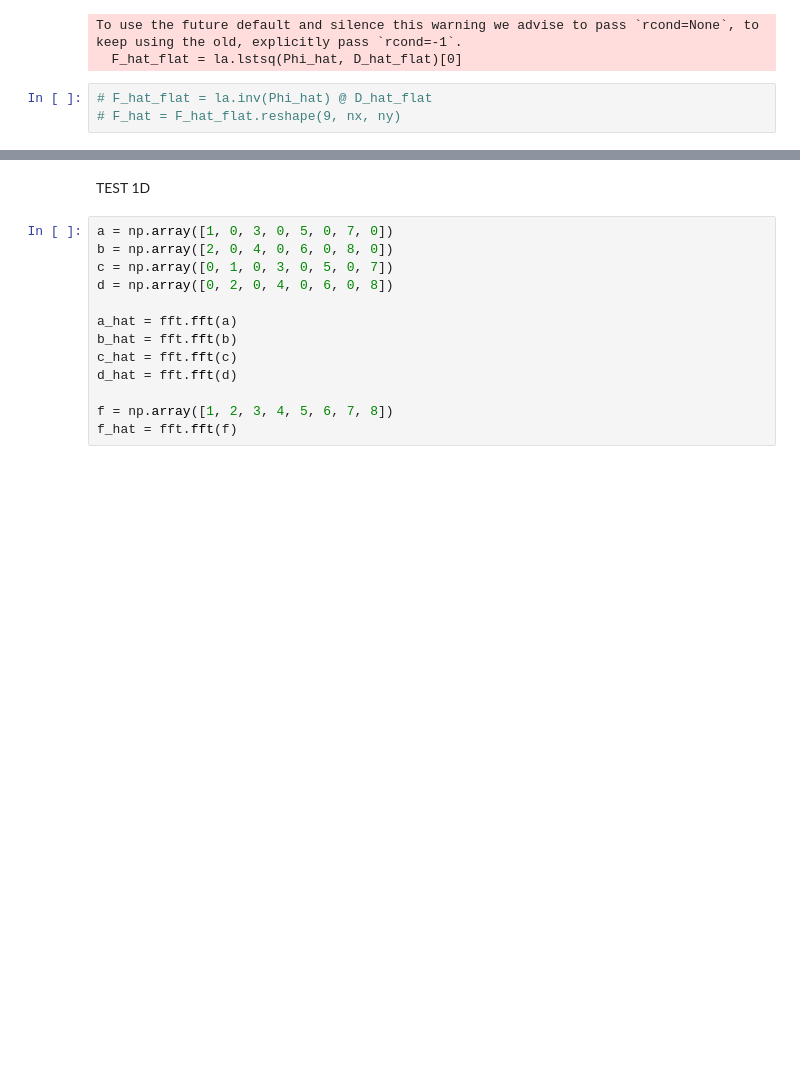
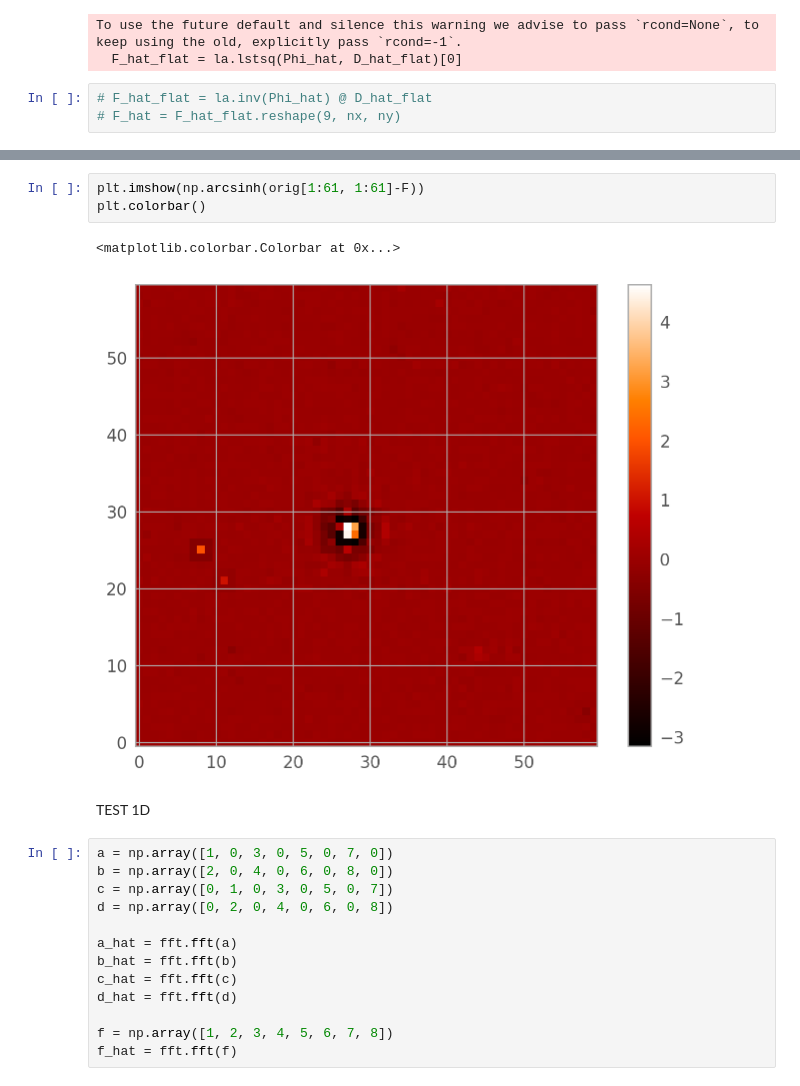
Before and after one commit to Chisen-Lupus/proper-dither, a Jupyter notebook: demo.ipynb, the cells around one changed output, grey strips where cells are left out. Saved outputs shown, nothing was run; the diff lists cells and outputs as text; blank space fills up the shorter version.

```diff
--- a/demo.ipynb
+++ b/demo.ipynb
@@ -638,3 +620,9 @@ plt.imshow(np.arcsinh(F))
+# %%
+plt.imshow(np.arcsinh(orig[1:61, 1:61]-F))
+plt.colorbar()
+# %% [output]
+<matplotlib.colorbar.Colorbar at 0x...>
+[figure, added]
 # %% [markdown]
 TEST 1D
 # %%
```
Also changed, not shown: parts of 10 cells of this notebook.
